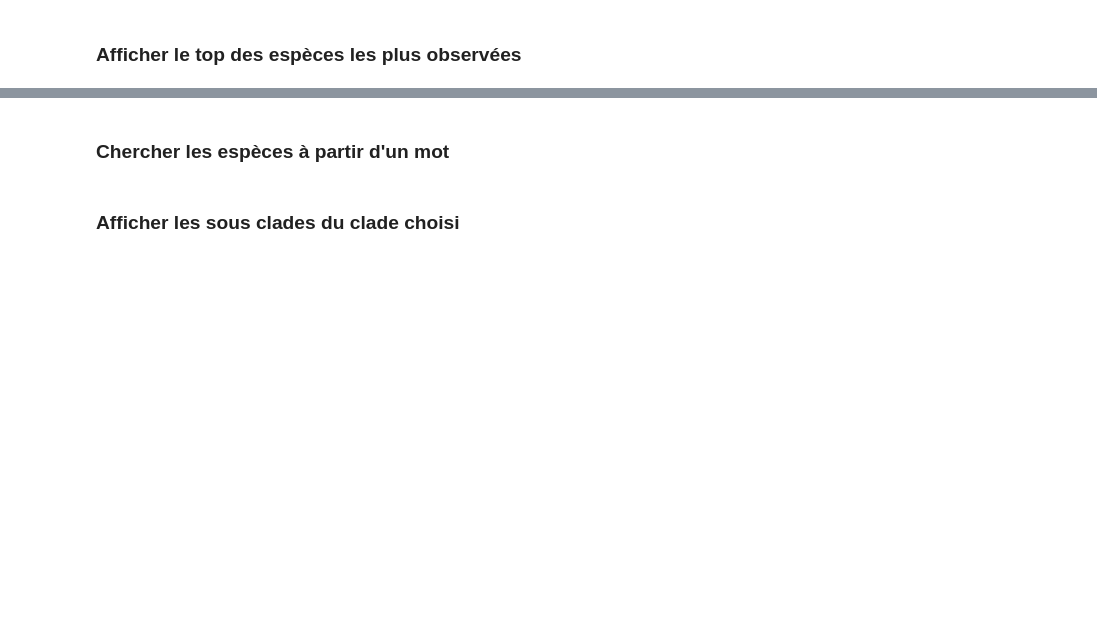
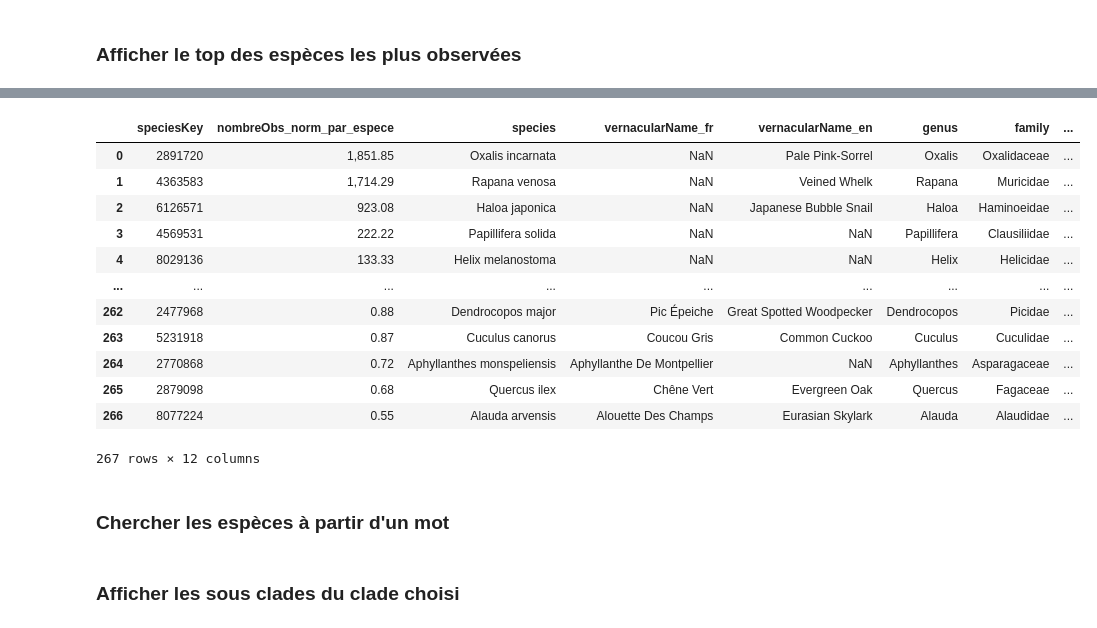
Before and after one commit to aubinnormand/MANTIS, a Jupyter notebook: Code/Biodiv_GBIF.ipynb, the cells around one changed output, grey strips where cells are left out. Cells and saved outputs as stored; diff of their text form; code cells hidden in the pictures; blank space fills up the shorter version.

```diff
--- a/Code/Biodiv_GBIF.ipynb
+++ b/Code/Biodiv_GBIF.ipynb
@@ -710,3 +726,19 @@ afficher_dataframe(top_espece, [col_valeur] + liste_col_taxo, col_valeur).head(5
+# %%
+top_espece
+# %% [output]
+|  | speciesKey | nombreObs_norm_par_espece | species | vernacularName_fr | vernacularName_en | genus | family | ... |
+| 0 | 2891720 | 1,851.85 | Oxalis incarnata | NaN | Pale Pink-Sorrel | Oxalis | Oxalidaceae | ... |
+| 1 | 4363583 | 1,714.29 | Rapana venosa | NaN | Veined Whelk | Rapana | Muricidae | ... |
+| 2 | 6126571 | 923.08 | Haloa japonica | NaN | Japanese Bubble Snail | Haloa | Haminoeidae | ... |
+| 3 | 4569531 | 222.22 | Papillifera solida | NaN | NaN | Papillifera | Clausiliidae | ... |
+| 4 | 8029136 | 133.33 | Helix melanostoma | NaN | NaN | Helix | Helicidae | ... |
+| ... | ... | ... | ... | ... | ... | ... | ... | ... |
+| 262 | 2477968 | 0.88 | Dendrocopos major | Pic Épeiche | Great Spotted Woodpecker | Dendrocopos | Picidae | ... |
+| 263 | 5231918 | 0.87 | Cuculus canorus | Coucou Gris | Common Cuckoo | Cuculus | Cuculidae | ... |
+| 264 | 2770868 | 0.72 | Aphyllanthes monspeliensis | Aphyllanthe De Montpellier | NaN | Aphyllanthes | Asparagaceae | ... |
+| 265 | 2879098 | 0.68 | Quercus ilex | Chêne Vert | Evergreen Oak | Quercus | Fagaceae | ... |
+| 266 | 8077224 | 0.55 | Alauda arvensis | Alouette Des Champs | Eurasian Skylark | Alauda | Alaudidae | ... |
+267 rows × 12 columns
 # %% [markdown]
 ### Chercher les espèces à partir d'un mot
 # %%
```
Also changed, not shown: parts of 11 cells of this notebook, 1 other file.
